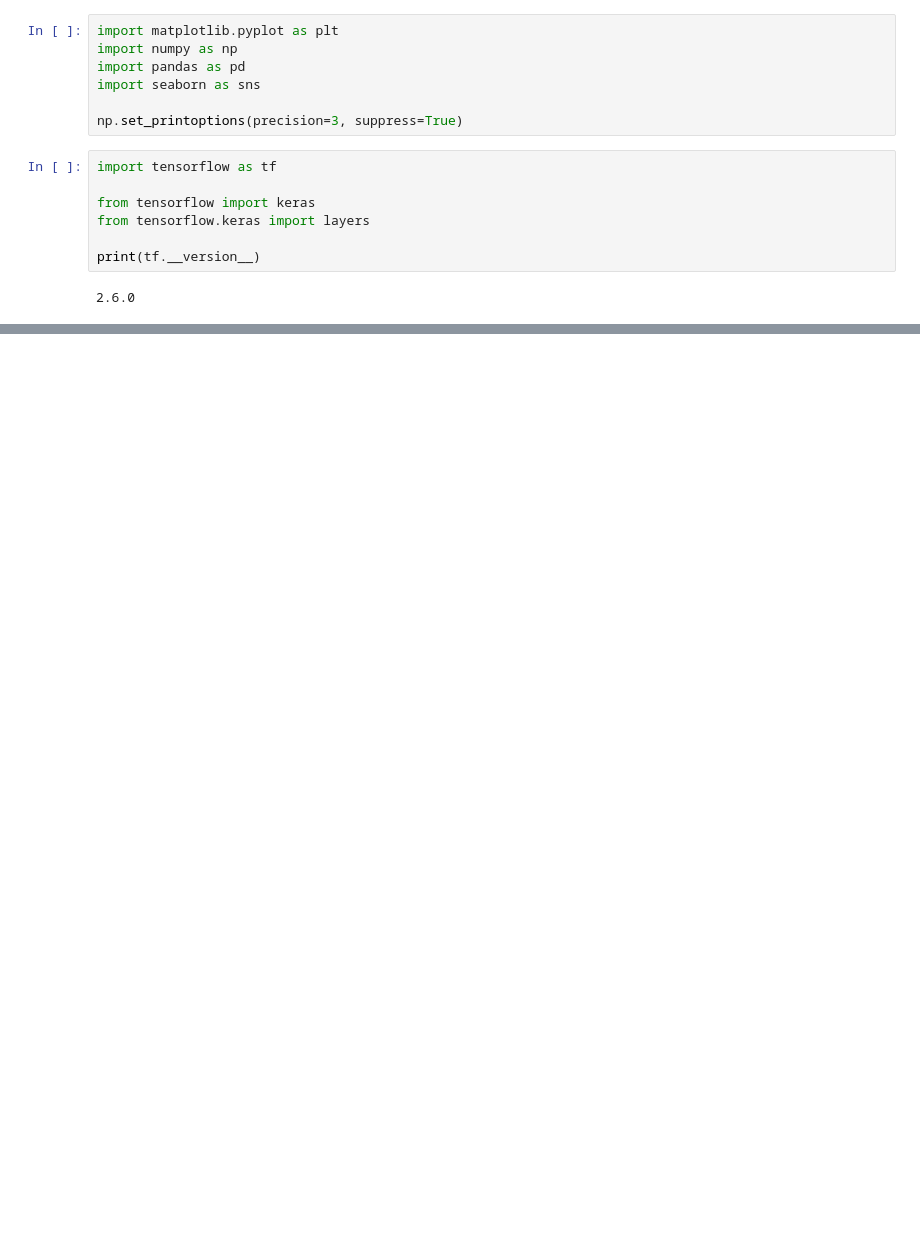
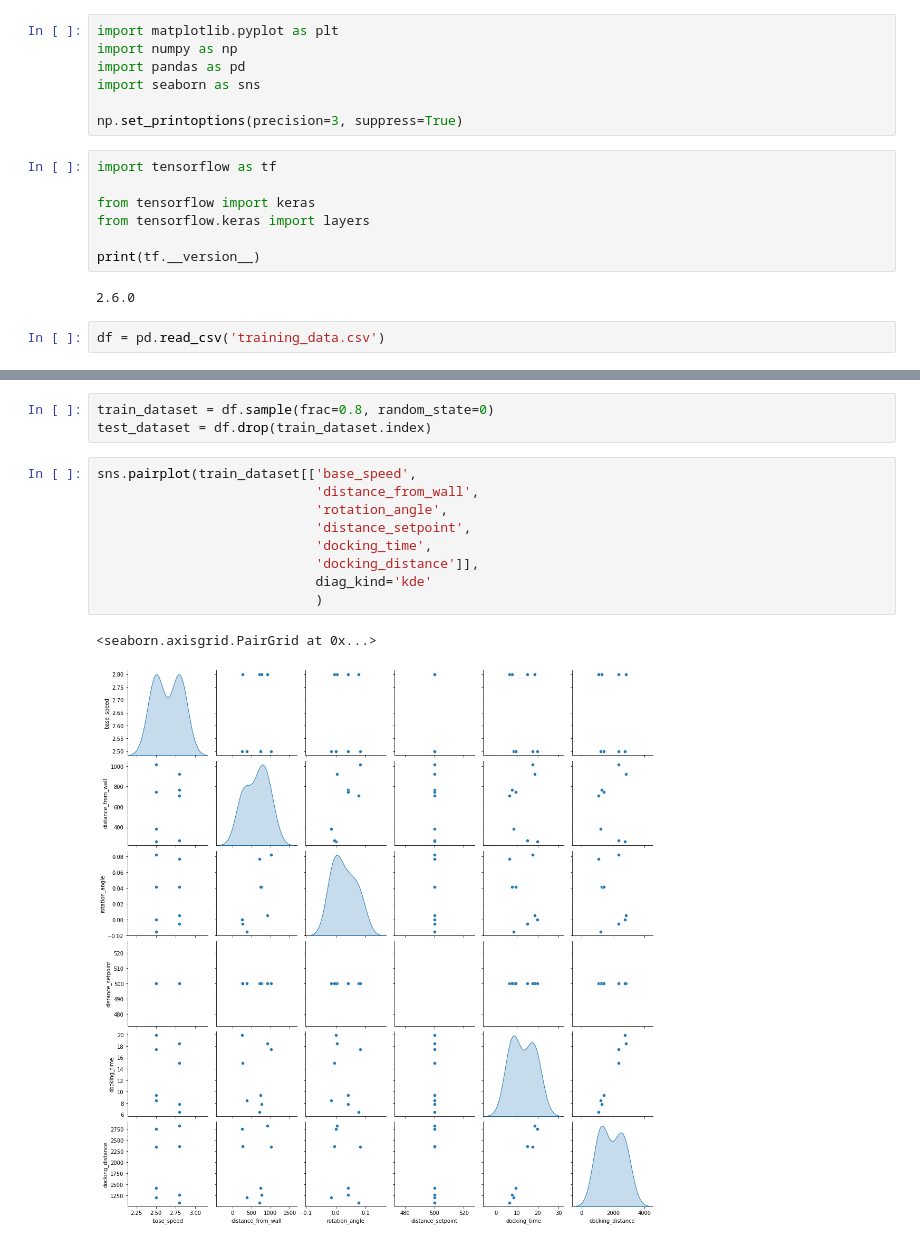
Before and after one commit to szymciem8/AGV-Autonomous-Docking, a Jupyter notebook: docking_prediction/regression.ipynb, the cells around one changed output, grey strips where cells are left out. Drawn from its saved outputs; the diff is of its cells as text; blank space fills up the shorter version.

```diff
--- a/docking_prediction/regression.ipynb
+++ b/docking_prediction/regression.ipynb
@@ -33,3 +33,5 @@ from tensorflow.keras import layers
 print(tf.__version__)
 # %% [output]
 2.6.0
+# %%
+df = pd.read_csv('training_data.csv')
@@ -35,0 +47,15 @@ print(tf.__version__)
+# %%
+train_dataset = df.sample(frac=0.8, random_state=0)
+test_dataset = df.drop(train_dataset.index)
+# %%
+sns.pairplot(train_dataset[['base_speed',
+                            'distance_from_wall',
+                            'rotation_angle',
+                            'distance_setpoint',
+                            'docking_time',
+                            'docking_distance']],
+                            diag_kind='kde'
+                            )
+# %% [output]
+<seaborn.axisgrid.PairGrid at 0x...>
+[figure, added]
```
Also changed, not shown: parts of 2 cells of this notebook, 3 other files.
